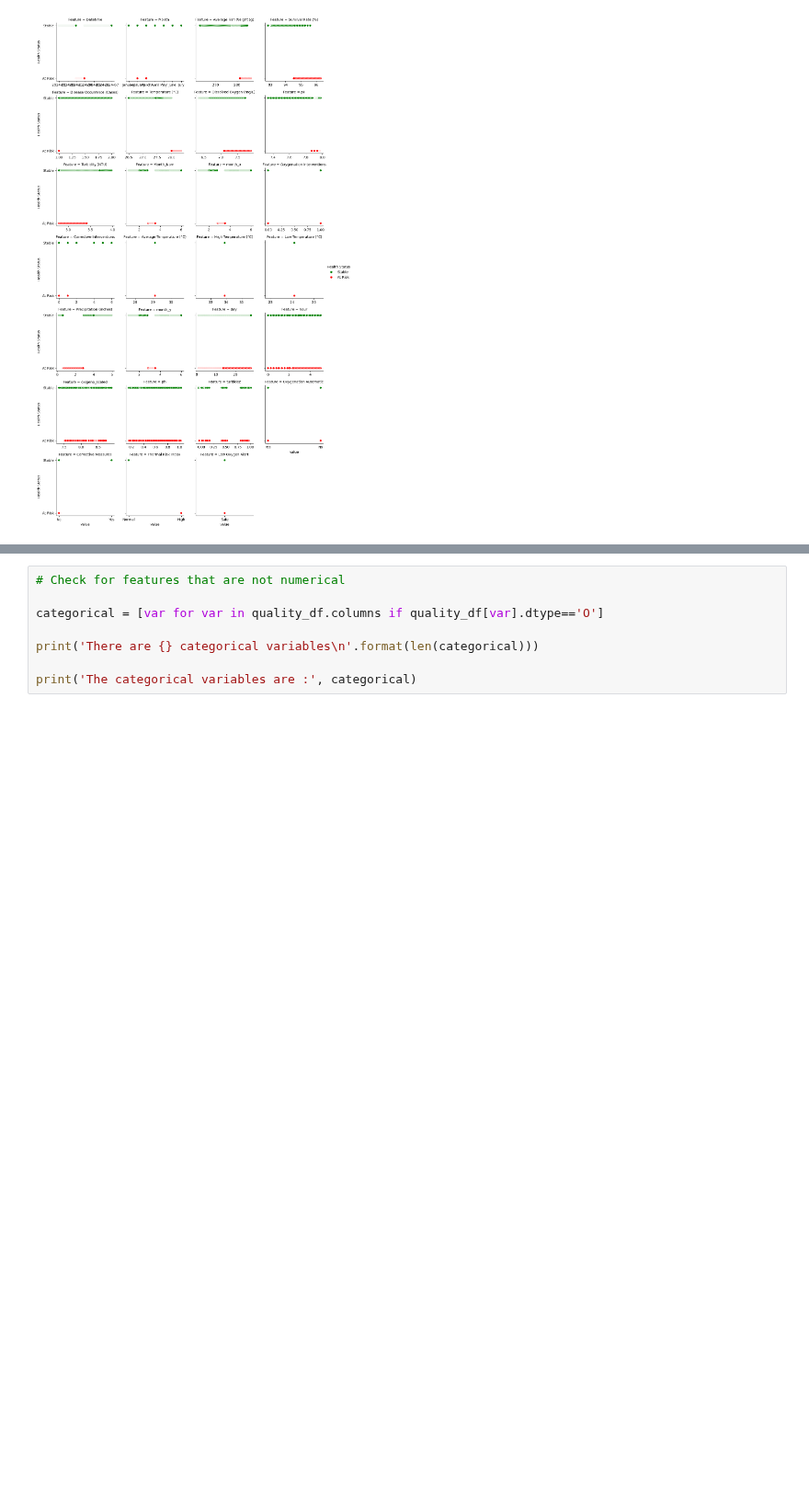
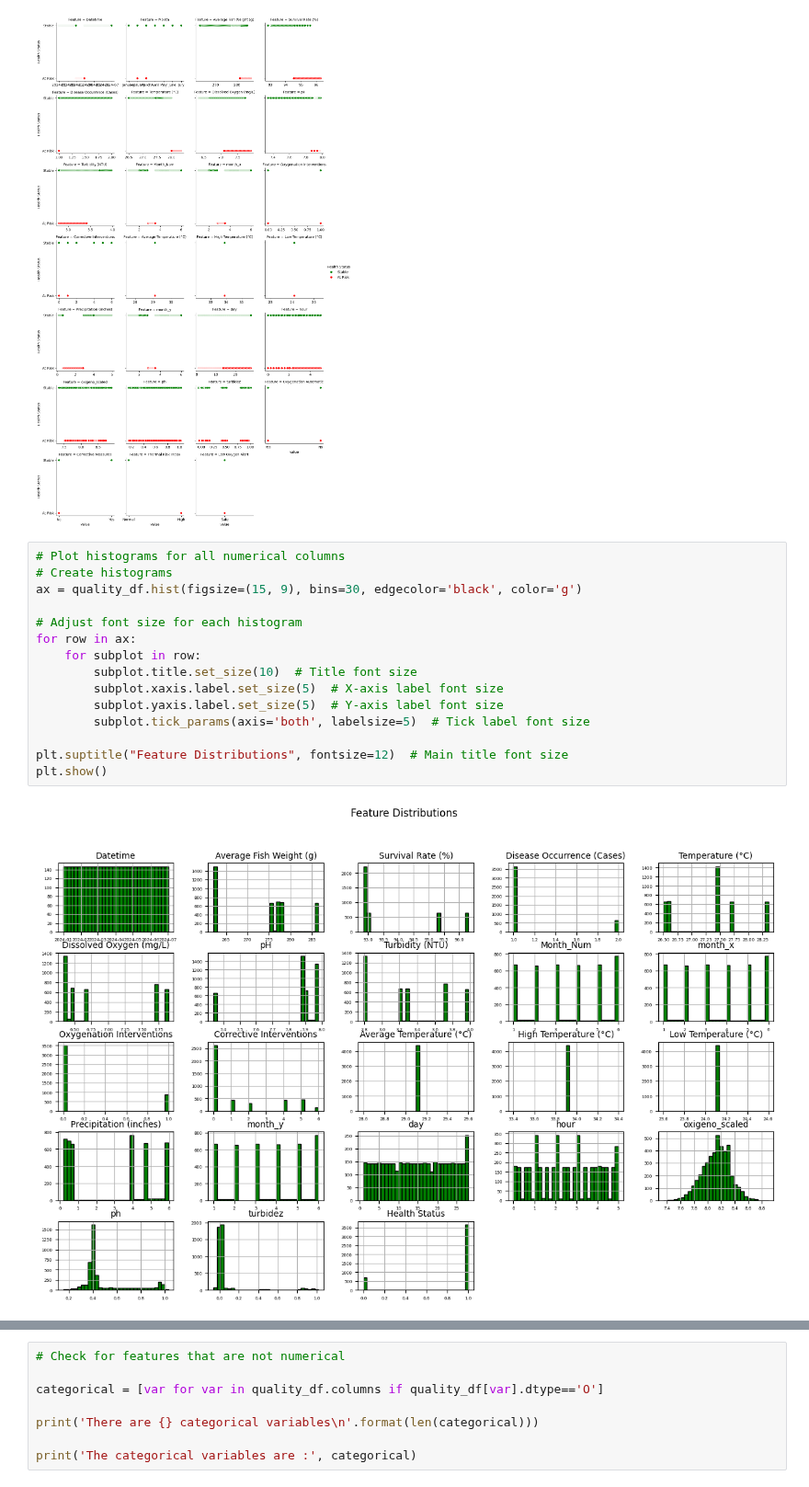
Before and after one commit to aaminah-arif/IoT-Monitoring-of-Water-Quality-and-Tilapia, a Jupyter notebook: Logistic Regression Project.ipynb, the cells around one changed output, grey strips where cells are left out. Shown at 92% size. Drawn from its saved outputs; the diff is of its cells as text; blank space fills up the shorter version.

```diff
--- a/Logistic Regression Project.ipynb
+++ b/Logistic Regression Project.ipynb
@@ -140,3 +140,20 @@ p = sns.relplot(kind='scatter', data=dfm, x='value', y='Health Status', hue='Hea
                 col='Feature', col_wrap=4, facet_kws={'sharex': False})
 # %% [output]
 [figure]
+# %%
+# Plot histograms for all numerical columns
+# Create histograms
+ax = quality_df.hist(figsize=(15, 9), bins=30, edgecolor='black', color='g')
+
+# Adjust font size for each histogram
+for row in ax:
+    for subplot in row:
+        subplot.title.set_size(10)  # Title font size
+        subplot.xaxis.label.set_size(5)  # X-axis label font size
+        subplot.yaxis.label.set_size(5)  # Y-axis label font size
+        subplot.tick_params(axis='both', labelsize=5)  # Tick label font size
+
+plt.suptitle("Feature Distributions", fontsize=12)  # Main title font size
+plt.show()
+# %% [output]
+[figure, added]
```
Also changed, not shown: parts of 18 cells of this notebook.
